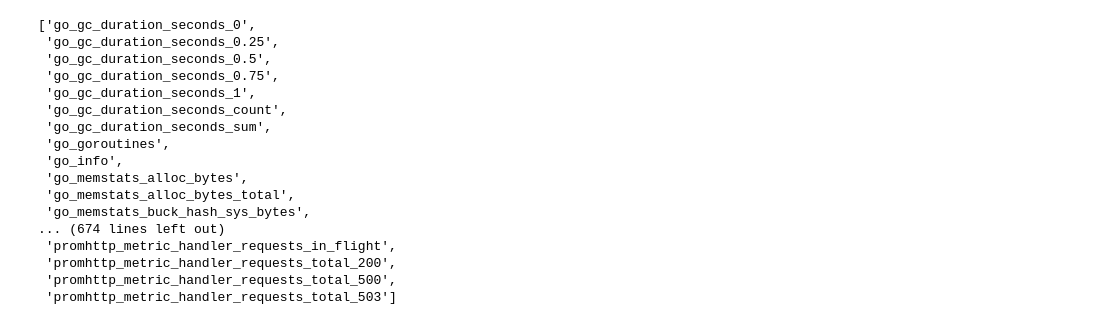
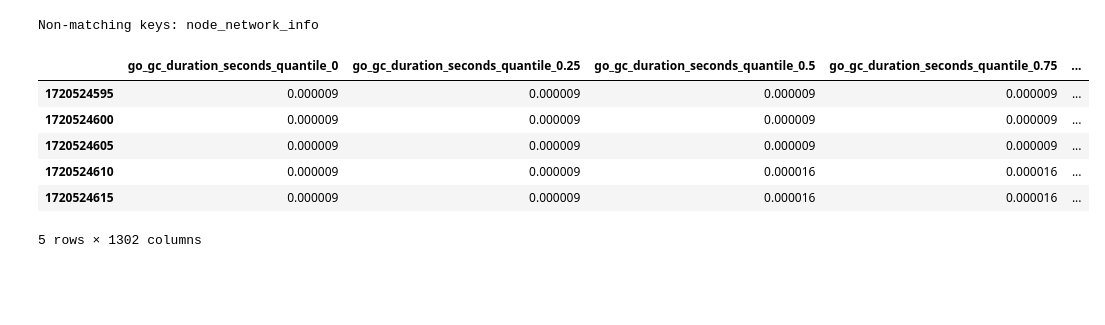
Before and after one commit to debnera/framework-analysis, a Jupyter notebook: src/dataset-tools/03_plot_prometheus.ipynb, the cells around one changed output. Cells and saved outputs as stored; diff of their text form; code cells hidden in the pictures; blank space fills up the shorter version.

```diff
--- a/src/dataset-tools/03_plot_prometheus.ipynb
+++ b/src/dataset-tools/03_plot_prometheus.ipynb
@@ -8,20 +16,13 @@ df2 = pd.read_feather(path)
 # %%
-sorted(df.columns)
+from utils.header_cleaner import clean_up_headers
+cleaned_df = clean_up_headers(df)
+cleaned_df.head()
 # %% [output]
-['go_gc_duration_seconds_0',
- 'go_gc_duration_seconds_0.25',
- 'go_gc_duration_seconds_0.5',
- 'go_gc_duration_seconds_0.75',
- 'go_gc_duration_seconds_1',
- 'go_gc_duration_seconds_count',
- 'go_gc_duration_seconds_sum',
- 'go_goroutines',
- 'go_info',
- 'go_memstats_alloc_bytes',
- 'go_memstats_alloc_bytes_total',
- 'go_memstats_buck_hash_sys_bytes',
-... (674 lines left out)
- 'promhttp_metric_handler_requests_in_flight',
- 'promhttp_metric_handler_requests_total_200',
- 'promhttp_metric_handler_requests_total_500',
- 'promhttp_metric_handler_requests_total_503']
+Non-matching keys: node_network_info
+|  | go_gc_duration_seconds_quantile_0 | go_gc_duration_seconds_quantile_0.25 | go_gc_duration_seconds_quantile_0.5 | go_gc_duration_seconds_quantile_0.75 | ... |
+| 1720524595 | 0.000009 | 0.000009 | 0.000009 | 0.000009 | ... |
+| 1720524600 | 0.000009 | 0.000009 | 0.000009 | 0.000009 | ... |
+| 1720524605 | 0.000009 | 0.000009 | 0.000009 | 0.000009 | ... |
+| 1720524610 | 0.000009 | 0.000009 | 0.000016 | 0.000016 | ... |
+| 1720524615 | 0.000009 | 0.000009 | 0.000016 | 0.000016 | ... |
+5 rows × 1302 columns
```
Also changed, not shown: parts of 4 cells of this notebook, 3 other files.
